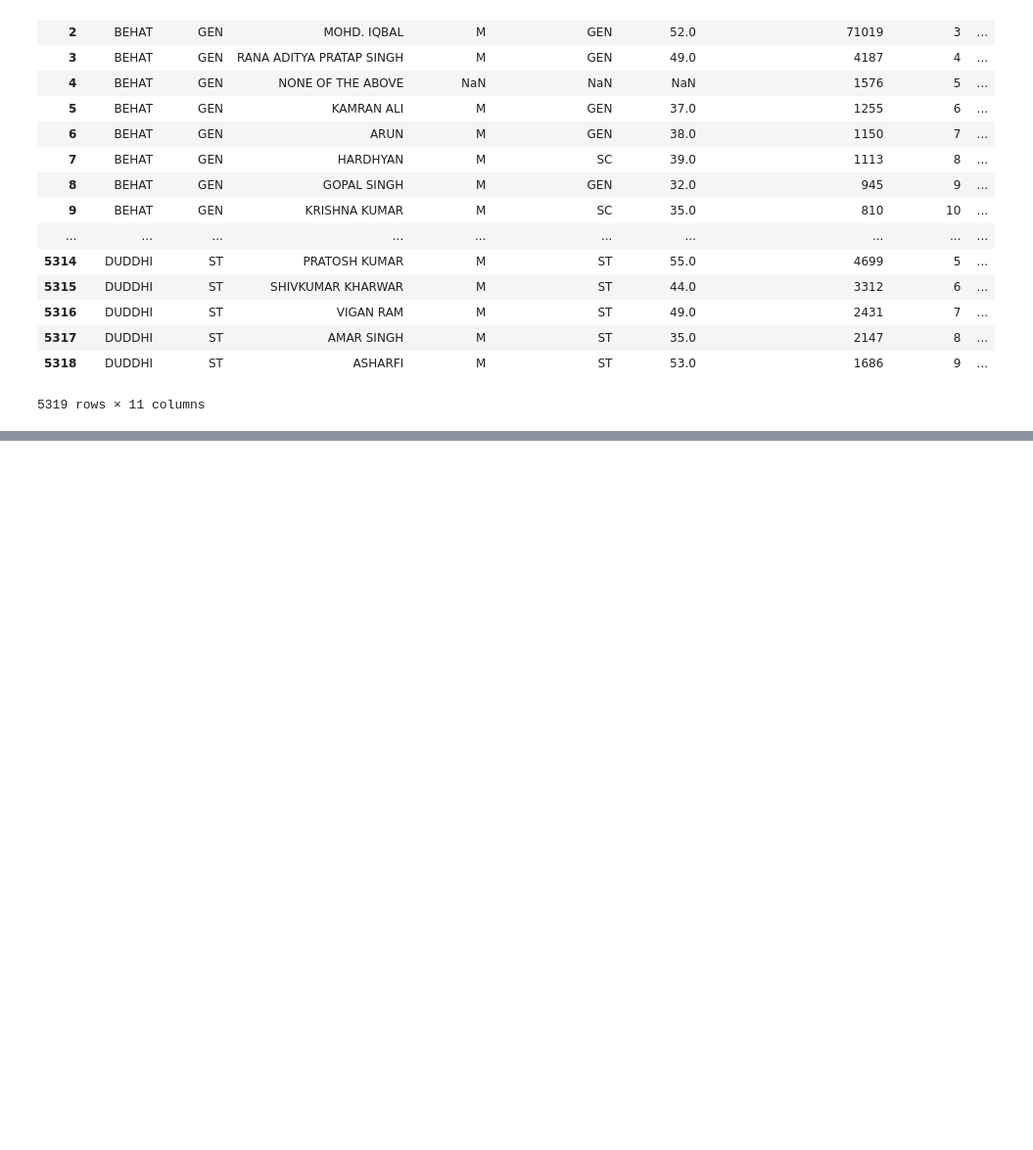
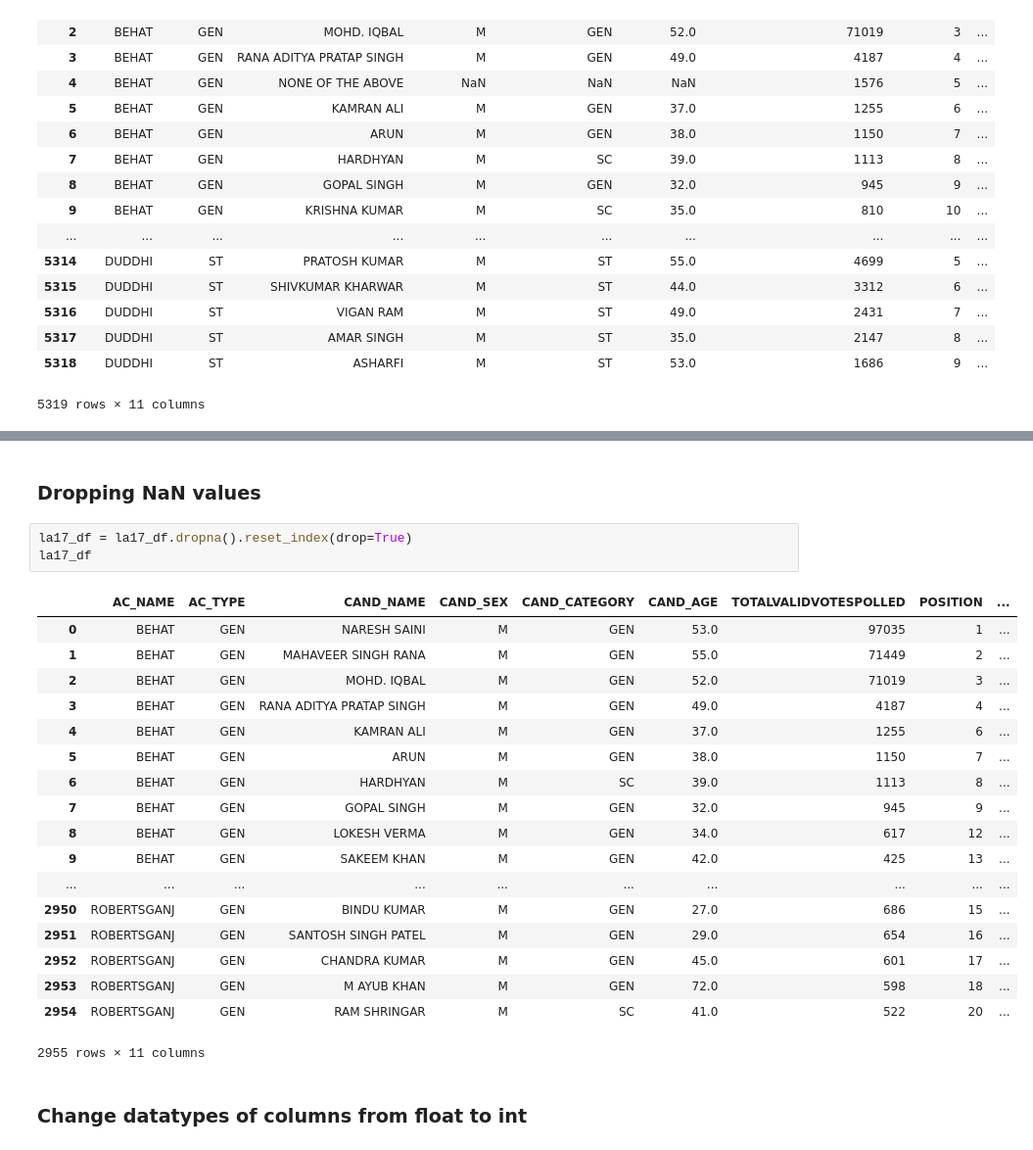
Before and after one commit to NehaAgarwal2598/election_parameters, a Jupyter notebook: election_analysis.ipynb, the cells around one changed output, grey strips where cells are left out. Shown: that part at 98% size. Drawn from its saved outputs; the diff is of its cells as text; blank space fills up the shorter version.

```diff
--- a/election_analysis.ipynb
+++ b/election_analysis.ipynb
@@ -144,0 +169,26 @@ la17_df
+# %% [markdown]
+### Dropping NaN values
+# %%
+la17_df = la17_df.dropna().reset_index(drop=True)
+la17_df
+# %% [output]
+|  | AC_NAME | AC_TYPE | CAND_NAME | CAND_SEX | CAND_CATEGORY | CAND_AGE | TOTALVALIDVOTESPOLLED | POSITION | ... |
+| 0 | BEHAT | GEN | NARESH SAINI | M | GEN | 53.0 | 97035 | 1 | ... |
+| 1 | BEHAT | GEN | MAHAVEER SINGH RANA | M | GEN | 55.0 | 71449 | 2 | ... |
+| 2 | BEHAT | GEN | MOHD. IQBAL | M | GEN | 52.0 | 71019 | 3 | ... |
+| 3 | BEHAT | GEN | RANA ADITYA PRATAP SINGH | M | GEN | 49.0 | 4187 | 4 | ... |
+| 4 | BEHAT | GEN | KAMRAN ALI | M | GEN | 37.0 | 1255 | 6 | ... |
+| 5 | BEHAT | GEN | ARUN | M | GEN | 38.0 | 1150 | 7 | ... |
+| 6 | BEHAT | GEN | HARDHYAN | M | SC | 39.0 | 1113 | 8 | ... |
+| 7 | BEHAT | GEN | GOPAL SINGH | M | GEN | 32.0 | 945 | 9 | ... |
+| 8 | BEHAT | GEN | LOKESH VERMA | M | GEN | 34.0 | 617 | 12 | ... |
+| 9 | BEHAT | GEN | SAKEEM KHAN | M | GEN | 42.0 | 425 | 13 | ... |
+| ... | ... | ... | ... | ... | ... | ... | ... | ... | ... |
+| 2950 | ROBERTSGANJ | GEN | BINDU KUMAR | M | GEN | 27.0 | 686 | 15 | ... |
+| 2951 | ROBERTSGANJ | GEN | SANTOSH SINGH PATEL | M | GEN | 29.0 | 654 | 16 | ... |
+| 2952 | ROBERTSGANJ | GEN | CHANDRA KUMAR | M | GEN | 45.0 | 601 | 17 | ... |
+| 2953 | ROBERTSGANJ | GEN | M AYUB KHAN | M | GEN | 72.0 | 598 | 18 | ... |
+| 2954 | ROBERTSGANJ | GEN | RAM SHRINGAR | M | SC | 41.0 | 522 | 20 | ... |
+2955 rows × 11 columns
+# %% [markdown]
+### Change datatypes of columns from float to int
```
Also changed, not shown: parts of 3 cells of this notebook.
